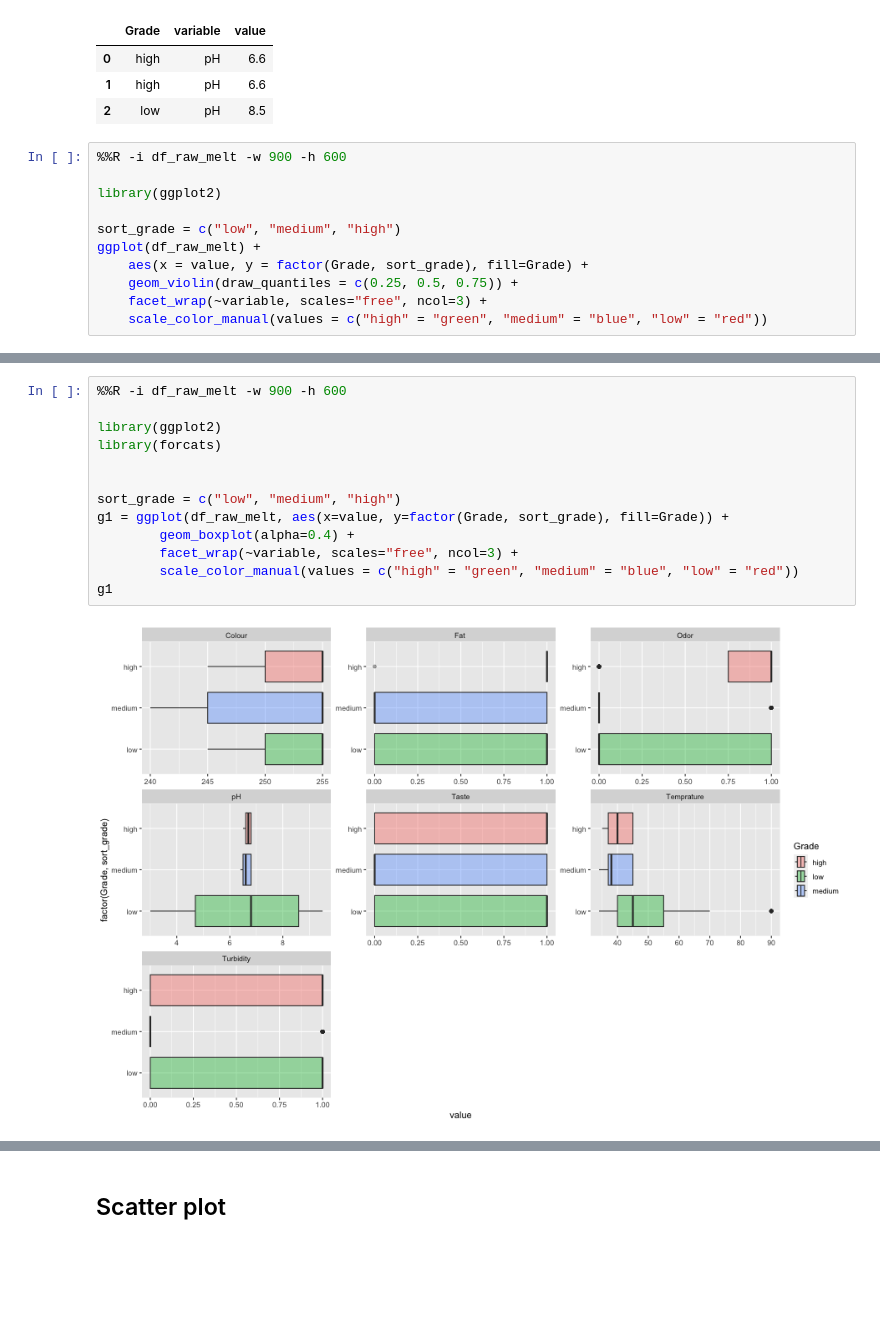
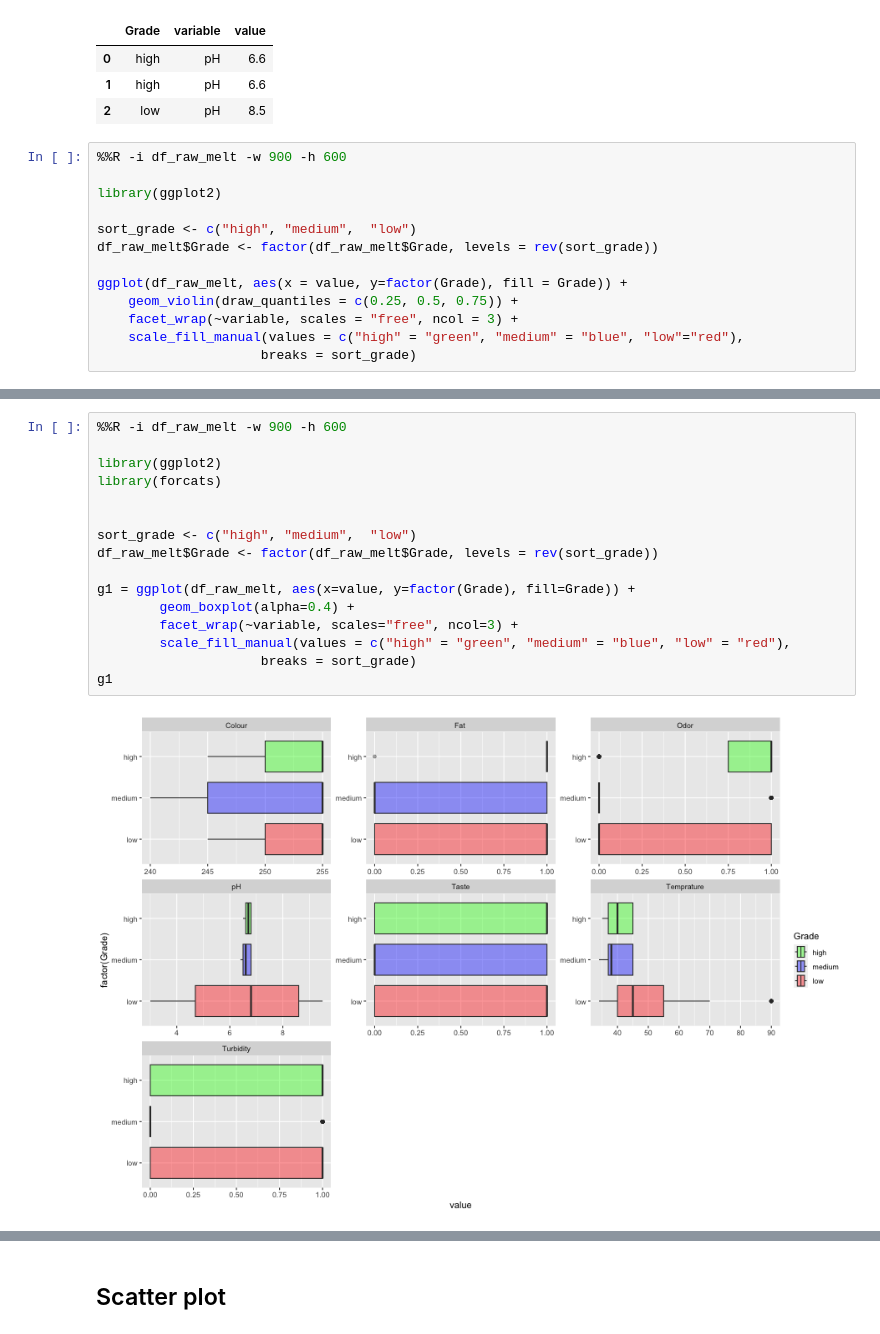
Before and after one commit to kulaphongj/milk_quality_prediction, a Jupyter notebook: 1_eda.ipynb, the cells around one changed output, grey strips where cells are left out. Drawn from its saved outputs; the diff is of its cells as text; blank space fills up the shorter version.

Commit message:
adjust eda, sort legend

```diff
--- a/1_eda.ipynb
+++ b/1_eda.ipynb
@@ -215,10 +215,12 @@ df_raw_melt.head(3)
 
 library(ggplot2)
 
-sort_grade = c("low", "medium", "high")
-ggplot(df_raw_melt) +
-    aes(x = value, y = factor(Grade, sort_grade), fill=Grade) +
+sort_grade <- c("high", "medium",  "low")
+df_raw_melt$Grade <- factor(df_raw_melt$Grade, levels = rev(sort_grade))
+
+ggplot(df_raw_melt, aes(x = value, y=factor(Grade), fill = Grade)) +
     geom_violin(draw_quantiles = c(0.25, 0.5, 0.75)) +
-    facet_wrap(~variable, scales="free", ncol=3) +
-    scale_color_manual(values = c("high" = "green", "medium" = "blue", "low" = "red"))
+    facet_wrap(~variable, scales = "free", ncol = 3) +
+    scale_fill_manual(values = c("high" = "green", "medium" = "blue", "low"="red"),
+                     breaks = sort_grade)
 # %% [output]
@@ -226,18 +228,21 @@ ggplot(df_raw_melt) +
 # %%
 %%R -i df_raw_melt -w 900 -h 600
 
 library(ggplot2)
 library(forcats)
 
 
-sort_grade = c("low", "medium", "high")
-g1 = ggplot(df_raw_melt, aes(x=value, y=factor(Grade, sort_grade), fill=Grade)) +
+sort_grade <- c("high", "medium",  "low")
+df_raw_melt$Grade <- factor(df_raw_melt$Grade, levels = rev(sort_grade))
+
+g1 = ggplot(df_raw_melt, aes(x=value, y=factor(Grade), fill=Grade)) +
         geom_boxplot(alpha=0.4) +
         facet_wrap(~variable, scales="free", ncol=3) +
-        scale_color_manual(values = c("high" = "green", "medium" = "blue", "low" = "red"))
+        scale_fill_manual(values = c("high" = "green", "medium" = "blue", "low" = "red"),
+                     breaks = sort_grade)
 g1
 # %% [output]
-[figure, old version]
+[figure, new version]
 # %%
 %%R -i df_raw_melt -w 900 -h 600
 
```
Also changed, not shown: parts of 6 cells of this notebook.
